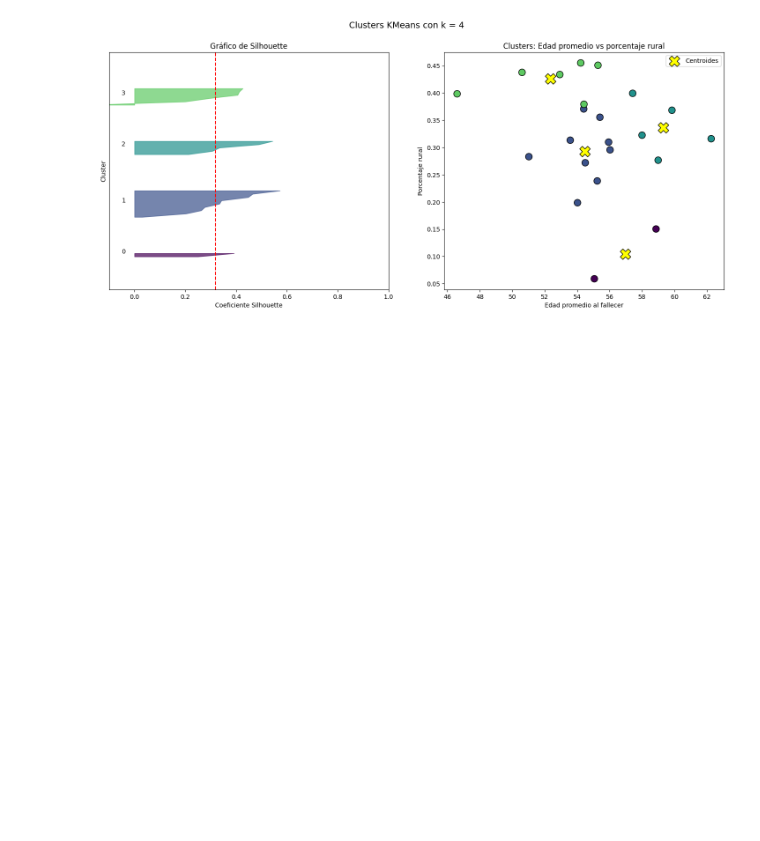
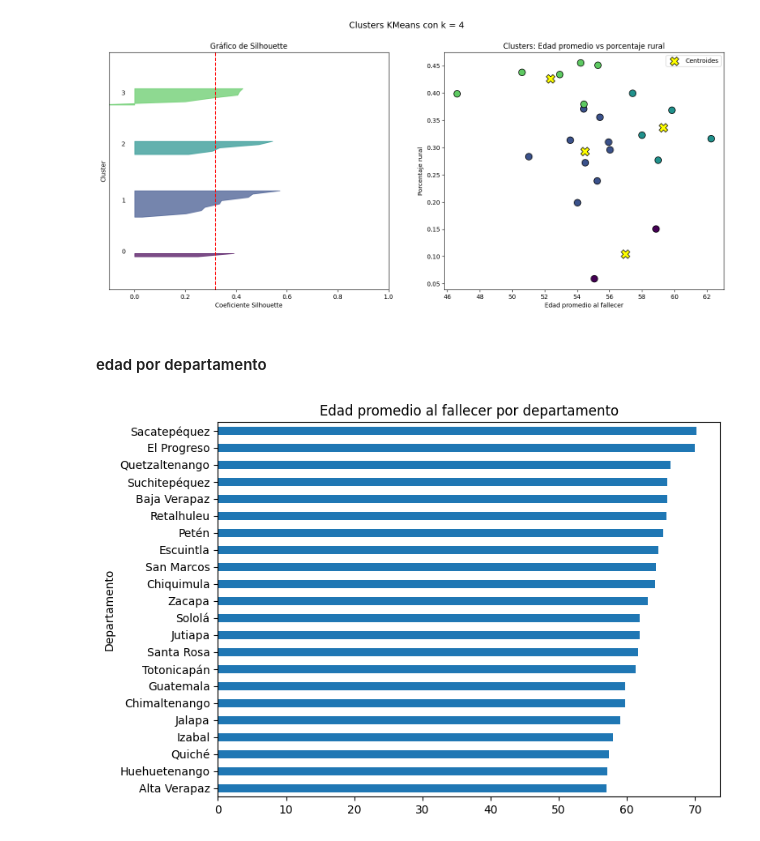
Before and after one commit to agabrielMej/Proyecto-MD-Grupo-2, a Jupyter notebook: notebooks/01_exploracion.ipynb, the cells around one changed output. Saved outputs shown, nothing was run; the diff lists cells and outputs as text; code cells hidden in the pictures; blank space fills up the shorter version.

```diff
--- a/notebooks/01_exploracion.ipynb
+++ b/notebooks/01_exploracion.ipynb
@@ -654,3 +654,14 @@ Para k = 3, silhouette = 0.309
 [figure]
 Para k = 4, silhouette = 0.319
 [figure]
+# %% [markdown]
+#### edad por departamento
+# %%
+edadDepa = data_all.groupby("Departamento")["Edadif"].mean().sort_values()
+
+plt.figure(figsize=(8,6))
+edadDepa.plot(kind="barh")
+plt.title("Edad promedio al fallecer por departamento")
+plt.show()
+# %% [output]
+[figure, added]
```
Also changed, not shown: parts of 8 cells of this notebook.
